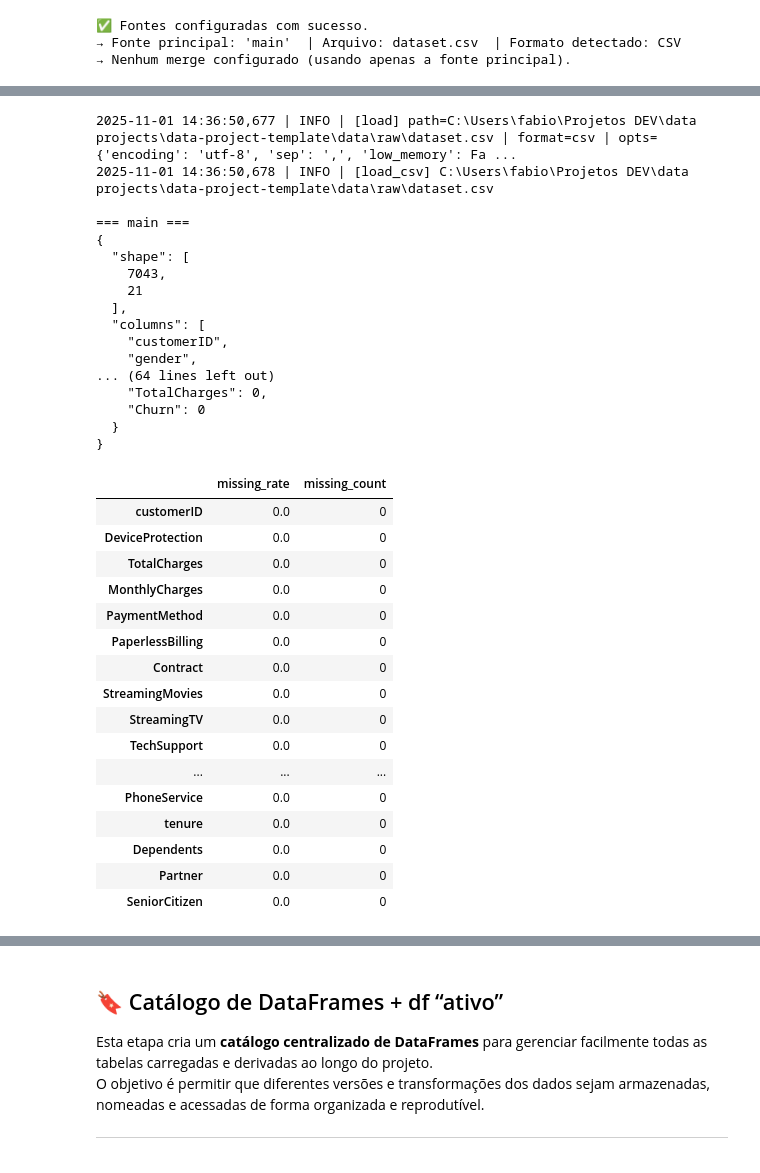
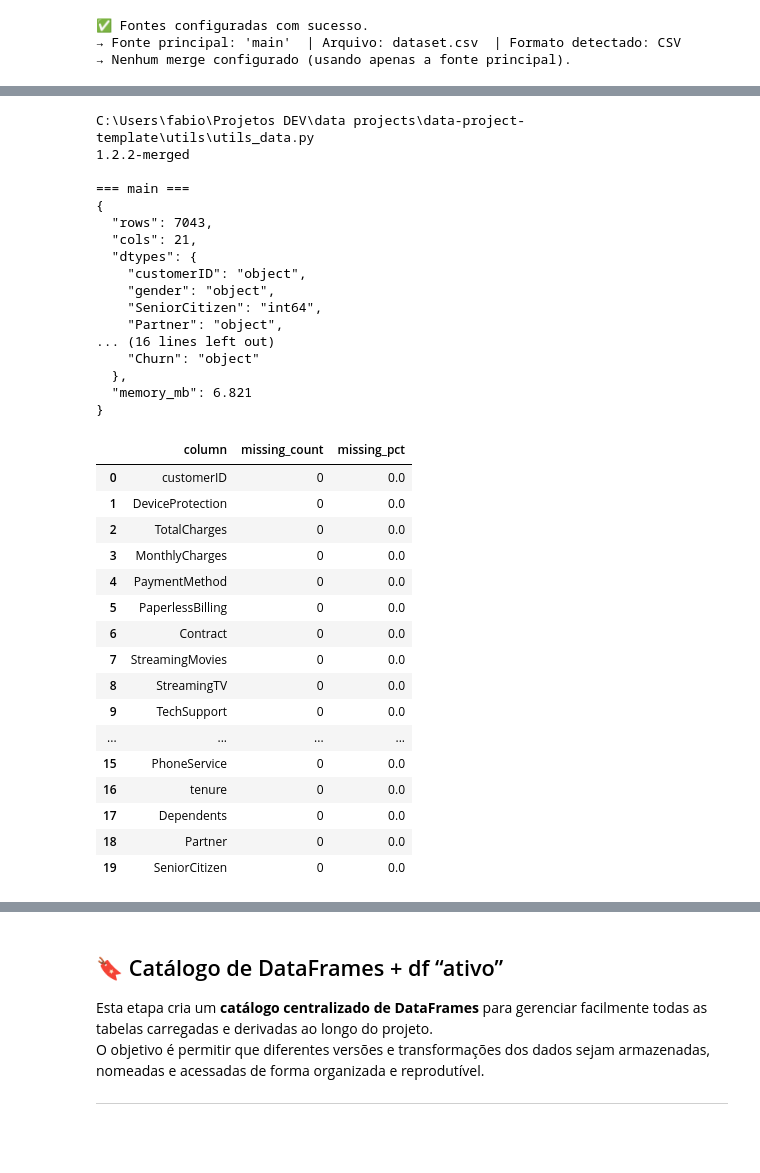
Before and after one commit to FabioAguiar/data-project-template, a Jupyter notebook: notebooks/01_data_preparation_template.ipynb, the cells around one changed output, grey strips where cells are left out. Drawn from its saved outputs; the diff is of its cells as text; code cells hidden in the pictures.

```diff
--- a/notebooks/01_data_preparation_template.ipynb
+++ b/notebooks/01_data_preparation_template.ipynb
@@ -391,70 +407,80 @@ display(ud.missing_report(df).head(20))
 > - A variável `df` representa o dataset principal que seguirá pelas próximas etapas do pipeline.
 > - Logs e relatórios são salvos para garantir transparência e rastreabilidade do processo.
 # %%
+import sys, importlib
+sys.path.insert(0, r"C:\Users\fabio\Projetos DEV\data projects\data-project-template\utils")
+
+import utils_data as ud
+importlib.reload(ud)
+
+print(ud.__file__)
+print(ud.UTILS_DATA_VERSION)  # deve mostrar 1.1.1
+
+
 # 1) Carregar todas as fontes
 tables = {}
 for name, cfg in SOURCES.items():
     path = cfg["path"]
     fmt = cfg.get("format")              # se None, detecta pelo sufixo
     read_opts = cfg.get("read_opts", {}) # ex.: sep/encoding/low_memory para CSV
-    df_src = ud.load_table_simple(path, fmt, read_opts)  # agora com prefixo ud.
+    df_src = ud.load_table_simple(path, fmt, **read_opts)  # agora com prefixo ud.
     tables[name] = df_src
 
     # visão rápida por fonte
     print(f"\n=== {name} ===")
     ov = ud.basic_overview(df_src)
     print(json.dumps(ov, indent=2, ensure_ascii=False))
     display(ud.missing_report(df_src).head(20))
 
 # 2) Definir df base e aplicar merges (se configurado)
 if MAIN_SOURCE not in tables:
     raise KeyError(f"MAIN_SOURCE '{MAIN_SOURCE}' não encontrado. Fontes disponíveis: {list(tables.keys())}")
 
 df = tables[MAIN_SOURCE]
 if MERGE_STEPS:
     df = ud.merge_chain(df, tables, MERGE_STEPS)
     print("\n=== Visão geral (df merged) ===")
 else:
     print(f"\n[INFO] Usando df base: '{MAIN_SOURCE}' (sem merges).")
 
 # 3) Overview final do df que segue no pipeline
 overview = ud.basic_overview(df)
 logger.info(json.dumps(overview, indent=2, ensure_ascii=False))
 print(json.dumps(overview, indent=2, ensure_ascii=False))
 display(ud.missing_report(df).head(20))
 # %% [output]
-2025-11-01 14:36:50,677 | INFO | [load] path=C:\Users\fabio\Projetos DEV\data projects\data-project-template\data\raw\dataset.csv | format=csv | opts={'encoding': 'utf-8', 'sep': ',', 'low_memory': Fa ...
-2025-11-01 14:36:50,678 | INFO | [load_csv] C:\Users\fabio\Projetos DEV\data projects\data-project-template\data\raw\dataset.csv
+C:\Users\fabio\Projetos DEV\data projects\data-project-template\utils\utils_data.py
+1.2.2-merged
 
 === main ===
 {
-  "shape": [
-    7043,
-    21
-  ],
-  "columns": [
-    "customerID",
-    "gender",
-... (64 lines left out)
-    "TotalCharges": 0,
-    "Churn": 0
-  }
+  "rows": 7043,
+  "cols": 21,
+  "dtypes": {
+    "customerID": "object",
+    "gender": "object",
+    "SeniorCitizen": "int64",
+    "Partner": "object",
+... (16 lines left out)
+    "Churn": "object"
+  },
+  "memory_mb": 6.821
 }
-|  | missing_rate | missing_count |
-| customerID | 0.0 | 0 |
-| DeviceProtection | 0.0 | 0 |
-| TotalCharges | 0.0 | 0 |
-| MonthlyCharges | 0.0 | 0 |
-| PaymentMethod | 0.0 | 0 |
-| PaperlessBilling | 0.0 | 0 |
-| Contract | 0.0 | 0 |
-| StreamingMovies | 0.0 | 0 |
-| StreamingTV | 0.0 | 0 |
-| TechSupport | 0.0 | 0 |
-| ... | ... | ... |
-| PhoneService | 0.0 | 0 |
-| tenure | 0.0 | 0 |
-| Dependents | 0.0 | 0 |
-| Partner | 0.0 | 0 |
-| SeniorCitizen | 0.0 | 0 |
+|  | column | missing_count | missing_pct |
+| 0 | customerID | 0 | 0.0 |
+| 1 | DeviceProtection | 0 | 0.0 |
+| 2 | TotalCharges | 0 | 0.0 |
+| 3 | MonthlyCharges | 0 | 0.0 |
+| 4 | PaymentMethod | 0 | 0.0 |
+| 5 | PaperlessBilling | 0 | 0.0 |
+| 6 | Contract | 0 | 0.0 |
+| 7 | StreamingMovies | 0 | 0.0 |
+| 8 | StreamingTV | 0 | 0.0 |
+| 9 | TechSupport | 0 | 0.0 |
+| ... | ... | ... | ... |
+| 15 | PhoneService | 0 | 0.0 |
+| 16 | tenure | 0 | 0.0 |
+| 17 | Dependents | 0 | 0.0 |
+| 18 | Partner | 0 | 0.0 |
+| 19 | SeniorCitizen | 0 | 0.0 |
 [INFO] Usando df base: 'main' (sem merges).
```
Also changed, not shown: parts of 11 cells of this notebook, 7 other files.
